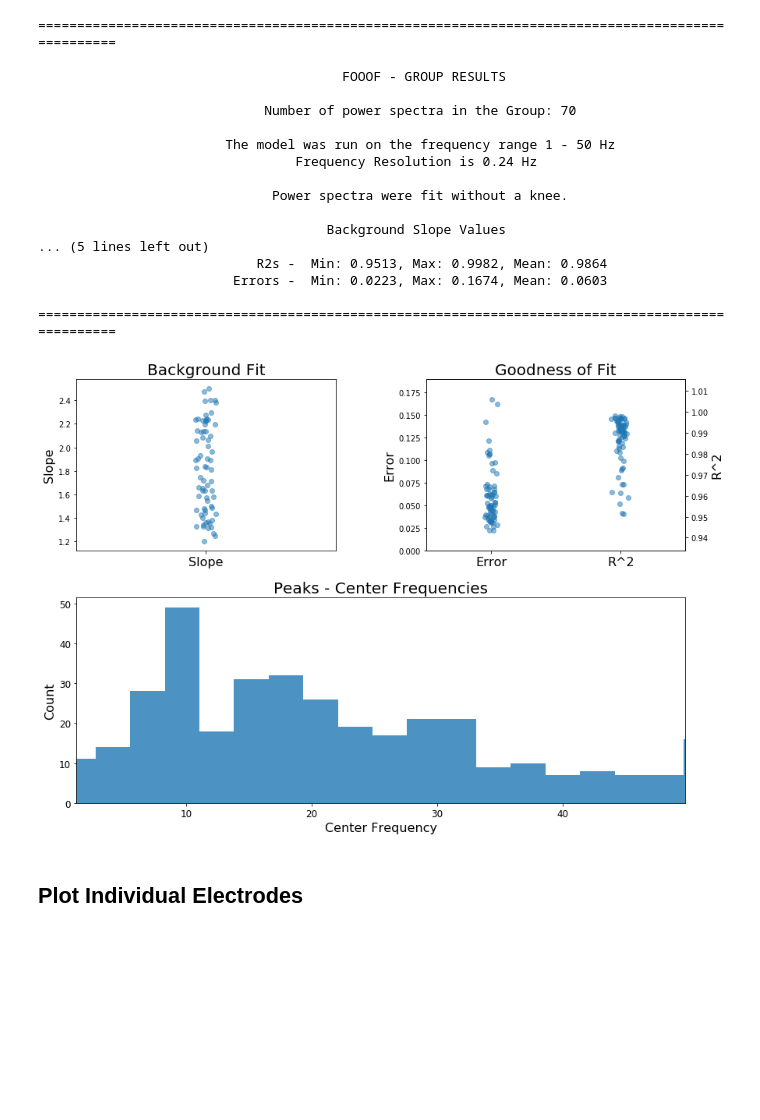
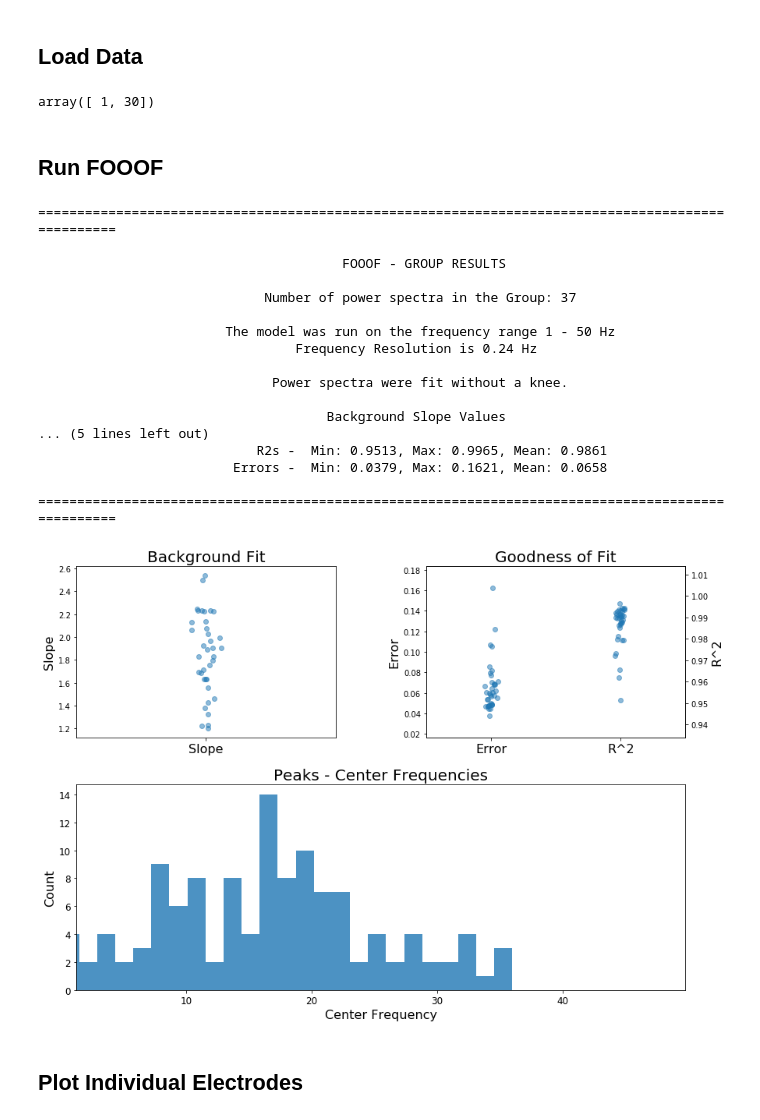
Before and after one commit to bentleylab/PRJ_Stroop, a Jupyter notebook: SBJ13b_FOOOF.ipynb, the cells around one changed output. Saved outputs shown, nothing was run; the diff lists cells and outputs as text; code cells hidden in the pictures; blank space fills up the shorter version.

Commit message:
SBJ13 FOOOF pipeline developed, an_vars, ipynb to output PDF reports; SBJ09b update to plot

```diff
--- a/SBJ13b_FOOOF.ipynb
+++ b/SBJ13b_FOOOF.ipynb
@@ -0,0 +3,3 @@
+# %%
+SBJ = 'IR35'
+an_id = 'fooof_main_ft_Dx_gROI_wn4k_f1to30'
@@ -29,30 +33,56 @@ psd_fname = SBJ_data_dir + SBJ + '_' + an_id + '_PSDs.mat'
+# %% [markdown]
+## Load Data
 # %%
+# Load Data
 all_data = loadmat(psd_fname)
+# Numeric
 freqs = np.squeeze(all_data['freqs']).astype('float')
 psds  = np.squeeze(all_data['psds']).astype('float')
+foi   = np.squeeze(all_data['foi']).astype('int')
+pk_bw_lim = np.squeeze(all_data['pk_bw_lim']).astype(float)
+mn_pk_amp = np.squeeze(all_data['mn_pk_amp']).astype(float)
+max_n_pks = np.squeeze(all_data['max_n_pks']).astype(int)
+# String
+atlas_id = all_data['atlas_id'][0]
+roi_id = all_data['roi_id'][0]
+# Cell of strings
 label_array = all_data['labels']
 labels = [str(''.join(letter)) for letter_array in label_array for letter in letter_array]
+roi_array = all_data['rois']
+rois = [str(''.join(letter)) for letter_array in roi_array for letter in letter_array]
-# %%
-fg = FOOOFGroup()
-fg.report(freqs,psds, [1,50])
-# %% [output]
-==================================================================================================
-
-                                       FOOOF - GROUP RESULTS
-
-                             Number of power spectra in the Group: 70
-
-                        The model was run on the frequency range 1 - 50 Hz
-                                 Frequency Resolution is 0.24 Hz
-
-                              Power spectra were fit without a knee.
-
-                                     Background Slope Values
-... (5 lines left out)
-                            R2s -  Min: 0.9513, Max: 0.9982, Mean: 0.9864
-                         Errors -  Min: 0.0223, Max: 0.1674, Mean: 0.0603
-
-==================================================================================================
-[figure, removed]
+# %%
+foi
+# %% [output]
+array([ 1, 30])
+# %% [markdown]
+## Run FOOOF
+# %%
+fg = FOOOFGroup(peak_width_limits=(pk_bw_lim[0], pk_bw_lim[1]),\
+                max_n_peaks=max_n_pks, min_peak_amplitude=mn_pk_amp)
+fg.report(freqs, psds, [1, 50])
+# roi_fg = {}
+# for roi in np.unique(rois):
+#     roi_fg[roi] = FOOOFGroup()
+#     roi_idx = [i for i, r in enumerate(rois) if r == roi]
+#     roi_fg[roi].fit(freqs, psds[roi_idx], list(foi))
+# %% [output]
+==================================================================================================
+
+                                       FOOOF - GROUP RESULTS
+
+                             Number of power spectra in the Group: 37
+
+                        The model was run on the frequency range 1 - 50 Hz
+                                 Frequency Resolution is 0.24 Hz
+
+                              Power spectra were fit without a knee.
+
+                                     Background Slope Values
+... (5 lines left out)
+                            R2s -  Min: 0.9513, Max: 0.9965, Mean: 0.9861
+                         Errors -  Min: 0.0379, Max: 0.1621, Mean: 0.0658
+
+==================================================================================================
+[figure, added]
 # %% [markdown]
 ## Plot Individual Electrodes
```
Also changed, not shown: parts of 20 cells of this notebook, 16 other files.
